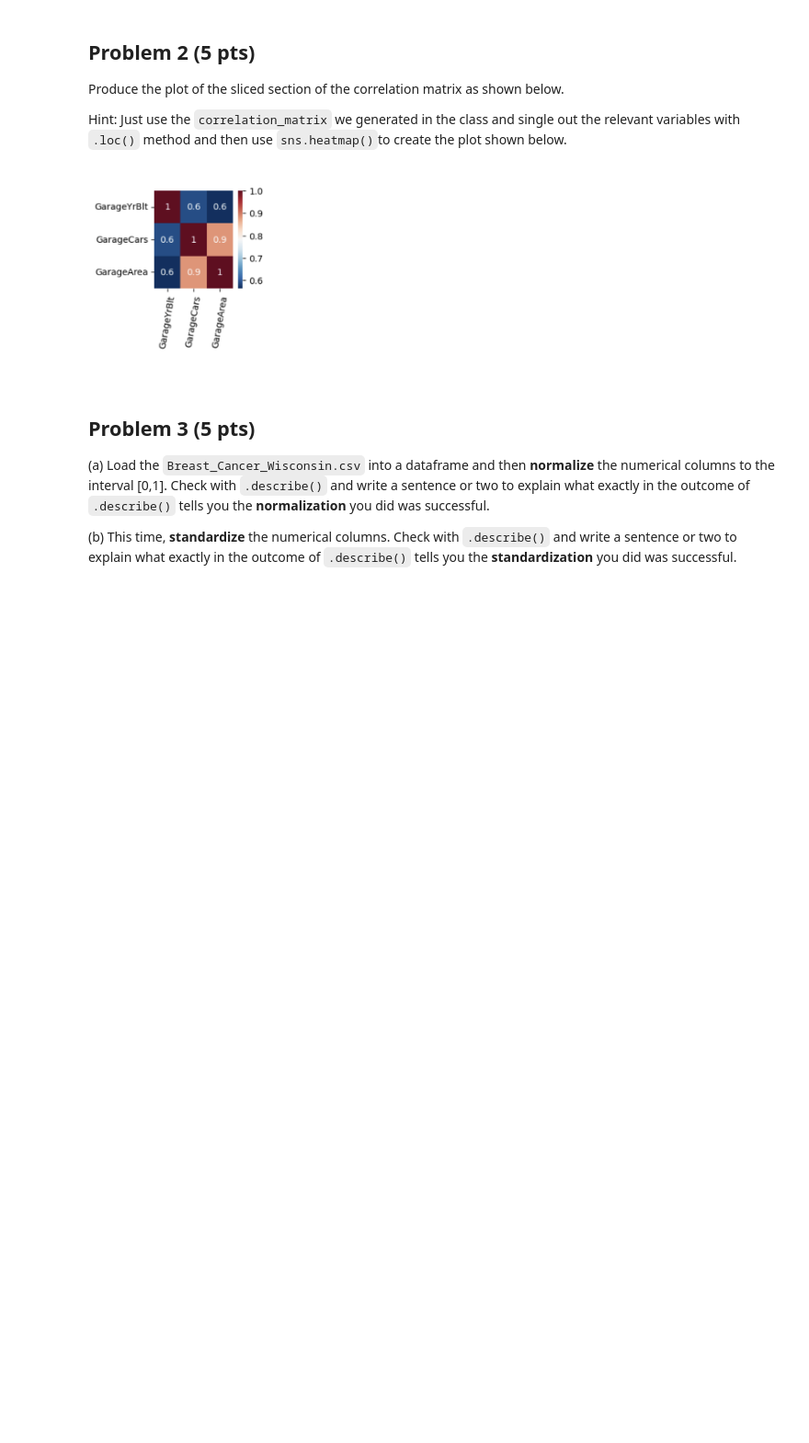
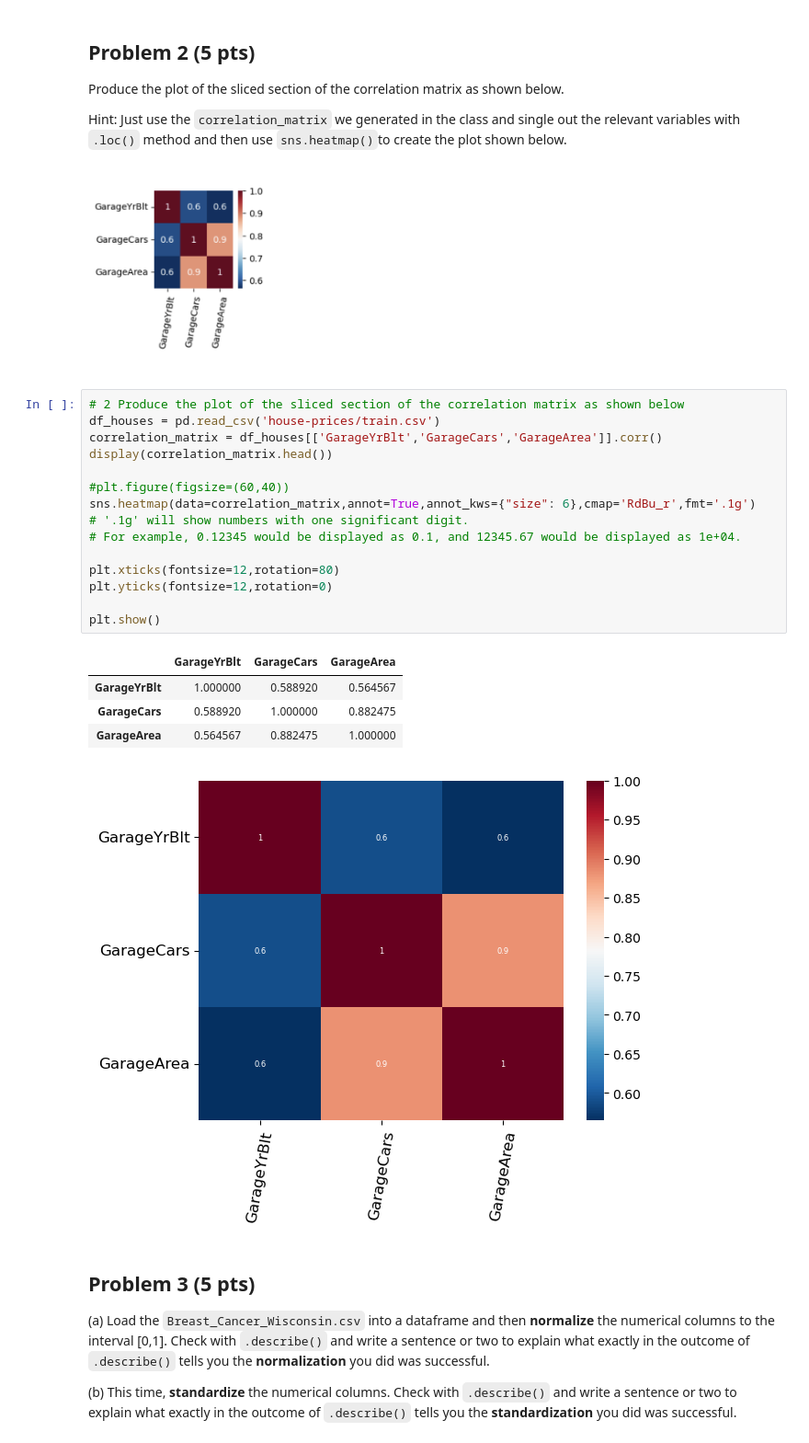
Before and after one commit to kasimerbay/dsai-510, a Jupyter notebook: Assignments/Assignment-4/DSAI510_Assignment_04.ipynb, the cells around one changed output. Shown at 92% size. Cells and saved outputs as stored; diff of their text form; blank space fills up the shorter version.

```diff
--- a/Assignments/Assignment-4/DSAI510_Assignment_04.ipynb
+++ b/Assignments/Assignment-4/DSAI510_Assignment_04.ipynb
@@ -142,6 +152,27 @@ Hint: Just use the `correlation_matrix` we generated in the class and single out
 <img src="attachment:image.png" width="200"/>
 </div>
 <br>
+# %%
+# 2 Produce the plot of the sliced section of the correlation matrix as shown below
+df_houses = pd.read_csv('house-prices/train.csv')
+correlation_matrix = df_houses[['GarageYrBlt','GarageCars','GarageArea']].corr()
+display(correlation_matrix.head())
+
+#plt.figure(figsize=(60,40))
+sns.heatmap(data=correlation_matrix,annot=True,annot_kws={"size": 6},cmap='RdBu_r',fmt='.1g')
+# '.1g' will show numbers with one significant digit.
+# For example, 0.12345 would be displayed as 0.1, and 12345.67 would be displayed as 1e+04.
+
+plt.xticks(fontsize=12,rotation=80)
+plt.yticks(fontsize=12,rotation=0)
+
+plt.show()
+# %% [output]
+|  | GarageYrBlt | GarageCars | GarageArea |
+| GarageYrBlt | 1.000000 | 0.588920 | 0.564567 |
+| GarageCars | 0.588920 | 1.000000 | 0.882475 |
+| GarageArea | 0.564567 | 0.882475 | 1.000000 |
+[figure, added]
 # %% [markdown]
 ## Problem 3 (5 pts)
 
```
Also changed, not shown: parts of 6 cells of this notebook, 3 other files.
